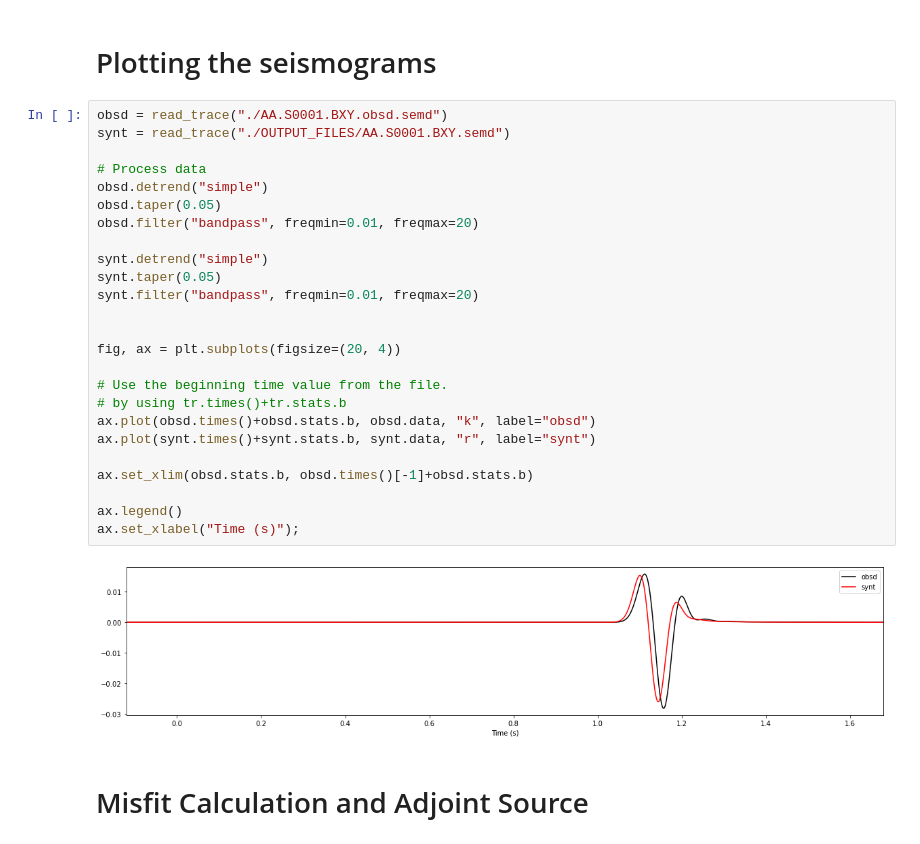
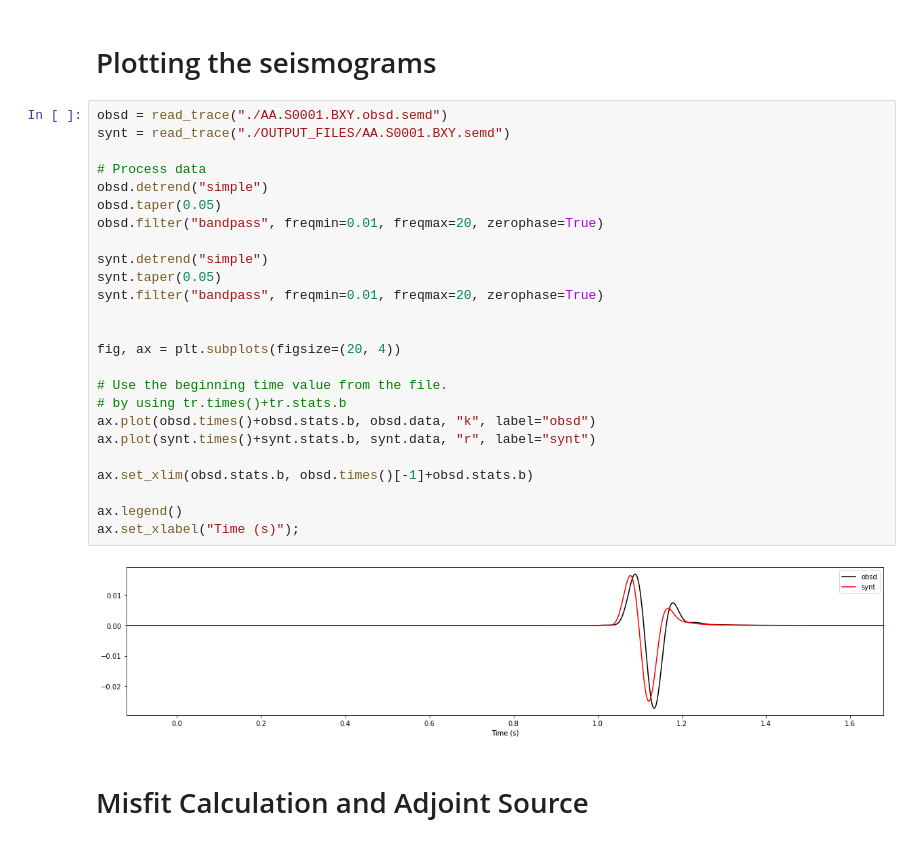
Before and after one commit to rdno/simple_2d_kernel, a Jupyter notebook: Simple_Specfem2D_Kernel.ipynb, the cells around one changed output. Saved outputs shown, nothing was run; the diff lists cells and outputs as text.

Commit message:
fix some typos; use zerophase filters;

```diff
--- a/Simple_Specfem2D_Kernel.ipynb
+++ b/Simple_Specfem2D_Kernel.ipynb
@@ -263,30 +263,30 @@ os.makedirs("OUTPUT_FILES", exist_ok=True)
 # %%
 obsd = read_trace("./AA.S0001.BXY.obsd.semd")
 synt = read_trace("./OUTPUT_FILES/AA.S0001.BXY.semd")
 
 # Process data
 obsd.detrend("simple")
 obsd.taper(0.05)
-obsd.filter("bandpass", freqmin=0.01, freqmax=20)
+obsd.filter("bandpass", freqmin=0.01, freqmax=20, zerophase=True)
 
 synt.detrend("simple")
 synt.taper(0.05)
-synt.filter("bandpass", freqmin=0.01, freqmax=20)
+synt.filter("bandpass", freqmin=0.01, freqmax=20, zerophase=True)
 
 
 fig, ax = plt.subplots(figsize=(20, 4))
 
 # Use the beginning time value from the file.
 # by using tr.times()+tr.stats.b
 ax.plot(obsd.times()+obsd.stats.b, obsd.data, "k", label="obsd")
 ax.plot(synt.times()+synt.stats.b, synt.data, "r", label="synt")
 
 ax.set_xlim(obsd.stats.b, obsd.times()[-1]+obsd.stats.b)
 
 ax.legend()
 ax.set_xlabel("Time (s)");
 # %% [output]
-[figure, old version]
+[figure, new version]
 # %% [markdown]
 # Misfit Calculation and Adjoint Source
 # %% [markdown]
```
Also changed, not shown: parts of 7 cells of this notebook.
